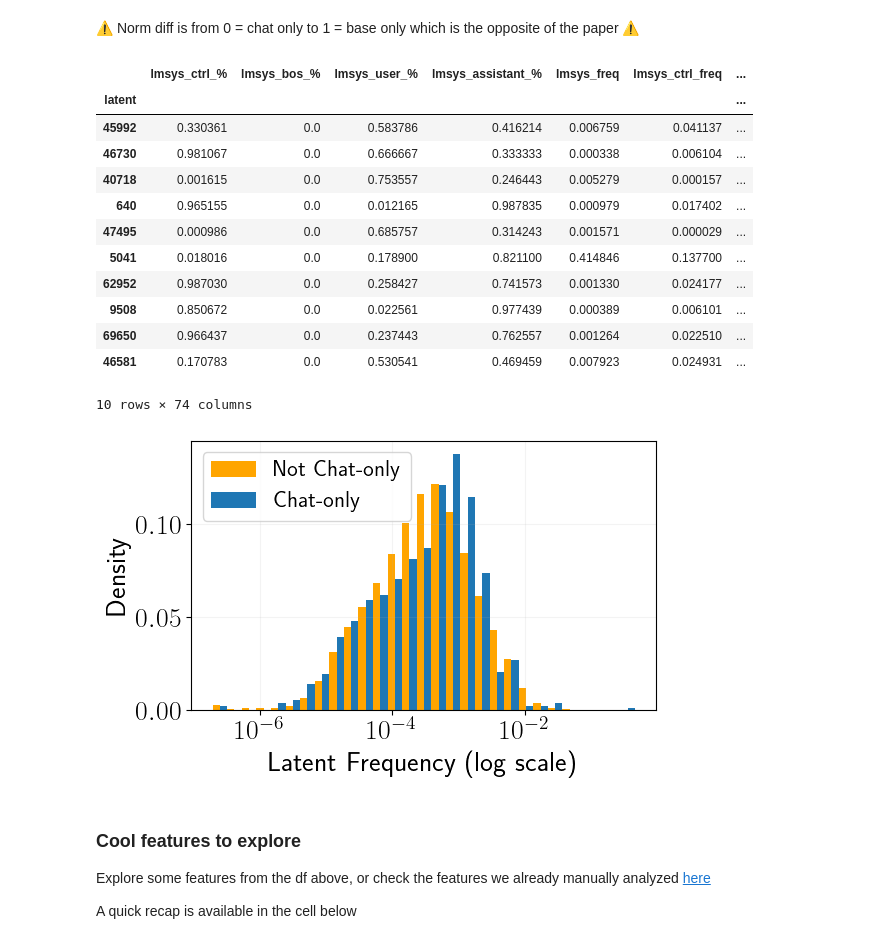
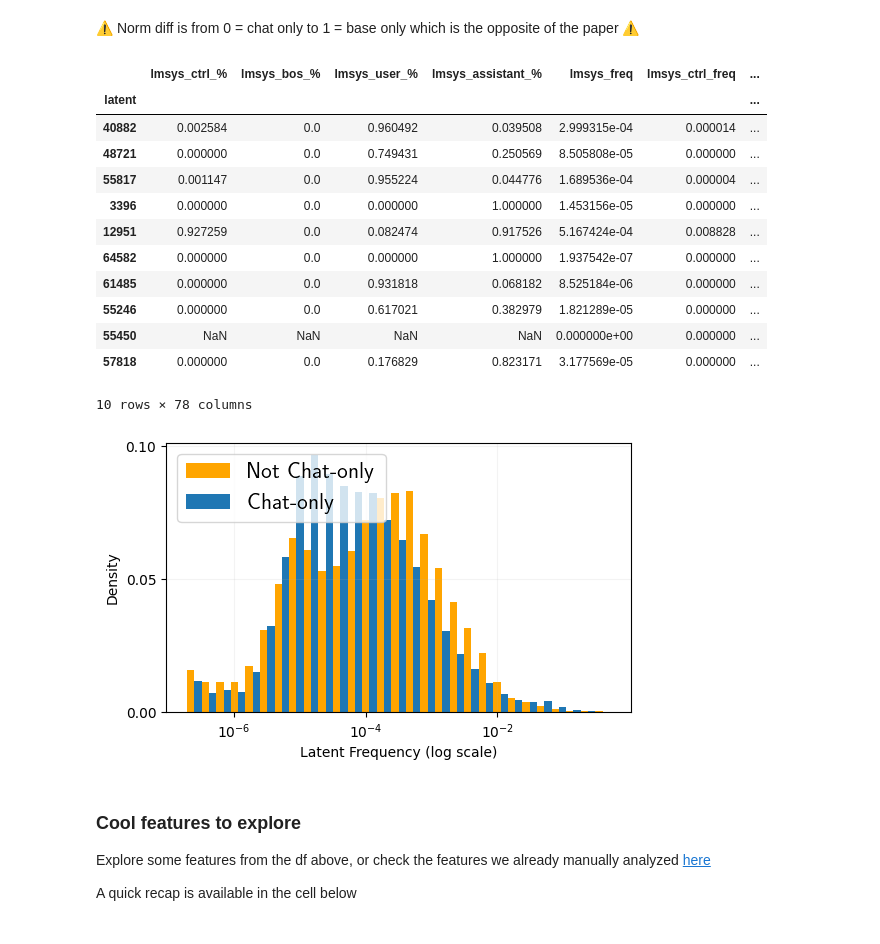
Before and after one commit to science-of-finetuning/sparsity-artifacts-crosscoders, a Jupyter notebook: notebooks/dashboard-and-demo.ipynb, the cells around one changed output. Cells and saved outputs as stored; diff of their text form; code cells hidden in the pictures.

```diff
--- a/notebooks/dashboard-and-demo.ipynb
+++ b/notebooks/dashboard-and-demo.ipynb
@@ -44,8 +55,9 @@ btopk_crosscoder = (
     "gemma-2-2b-L13-k100-lr1e-04-local-shuffling-CCLoss"  # the topk from the paper
 )
 decoupled_btopk_crosscoder = "gemma-2-2b-L13-k100-lr1e-04-local-shuffling-Decoupled"
-sae = "SAE-chat-gemma-2-2b-L13-k100-lr1e-04-local-shuffling"
-crosscoder = sae
+chat_sae = "SAE-chat-gemma-2-2b-L13-k100-lr1e-04-local-shuffling"
+sae_diff = "SAE-difference-gemma-2-2b-L13-k100-lr1e-04-local-shuffling"
+crosscoder = sae_diff
 # %% [markdown]
 ⚠️ Norm diff is from 0 = chat only to 1 = base only which is the opposite of the paper ⚠️
 # %%
@@ -60,24 +72,30 @@ head
 # %% [output]
 |  | lmsys_ctrl_% | lmsys_bos_% | lmsys_user_% | lmsys_assistant_% | lmsys_freq | lmsys_ctrl_freq | ... |
 | latent |  |  |  |  |  |  | ... |
-| 45992 | 0.330361 | 0.0 | 0.583786 | 0.416214 | 0.006759 | 0.041137 | ... |
-| 46730 | 0.981067 | 0.0 | 0.666667 | 0.333333 | 0.000338 | 0.006104 | ... |
-| 40718 | 0.001615 | 0.0 | 0.753557 | 0.246443 | 0.005279 | 0.000157 | ... |
-| 640 | 0.965155 | 0.0 | 0.012165 | 0.987835 | 0.000979 | 0.017402 | ... |
-| 47495 | 0.000986 | 0.0 | 0.685757 | 0.314243 | 0.001571 | 0.000029 | ... |
-| 5041 | 0.018016 | 0.0 | 0.178900 | 0.821100 | 0.414846 | 0.137700 | ... |
-| 62952 | 0.987030 | 0.0 | 0.258427 | 0.741573 | 0.001330 | 0.024177 | ... |
-| 9508 | 0.850672 | 0.0 | 0.022561 | 0.977439 | 0.000389 | 0.006101 | ... |
-| 69650 | 0.966437 | 0.0 | 0.237443 | 0.762557 | 0.001264 | 0.022510 | ... |
-| 46581 | 0.170783 | 0.0 | 0.530541 | 0.469459 | 0.007923 | 0.024931 | ... |
+| 40882 | 0.002584 | 0.0 | 0.960492 | 0.039508 | 2.999315e-04 | 0.000014 | ... |
+| 48721 | 0.000000 | 0.0 | 0.749431 | 0.250569 | 8.505808e-05 | 0.000000 | ... |
+| 55817 | 0.001147 | 0.0 | 0.955224 | 0.044776 | 1.689536e-04 | 0.000004 | ... |
+| 3396 | 0.000000 | 0.0 | 0.000000 | 1.000000 | 1.453156e-05 | 0.000000 | ... |
+| 12951 | 0.927259 | 0.0 | 0.082474 | 0.917526 | 5.167424e-04 | 0.008828 | ... |
+| 64582 | 0.000000 | 0.0 | 0.000000 | 1.000000 | 1.937542e-07 | 0.000000 | ... |
+| 61485 | 0.000000 | 0.0 | 0.931818 | 0.068182 | 8.525184e-06 | 0.000000 | ... |
+| 55246 | 0.000000 | 0.0 | 0.617021 | 0.382979 | 1.821289e-05 | 0.000000 | ... |
+| 55450 | NaN | NaN | NaN | NaN | 0.000000e+00 | 0.000000 | ... |
+| 57818 | 0.000000 | 0.0 | 0.176829 | 0.823171 | 3.177569e-05 | 0.000000 | ... |
-10 rows × 74 columns
+10 rows × 78 columns
 # %%
 import pandas as pd
 import numpy as np
 import matplotlib.pyplot as plt
+
 if crosscoder.startswith("SAE"):
     df["tag"] = "Not Chat only"
-    df["tag"] = df["tag"].mask((df["beta_activation_ratio"] < 0.3) & (df["beta_activation_ratio"] > -0.3), "Chat only")
+    df["tag"] = df["tag"].mask(
+        (df["beta_activation_ratio"] < 0.3) & (df["beta_activation_ratio"] > -0.3),
+        "Chat only",
+    )
+
+
 def frequency_plot(df: pd.DataFrame):
     if "tag" not in df.columns or "lmsys_freq" not in df.columns:
         print("Error: tag or lmsys_freq not found in df")
@@ -148,34 +166,35 @@ def frequency_plot(df: pd.DataFrame):
     plt.rcParams.update({"font.size": 20})
 
     ax.grid(True, alpha=0.15)
 
     # Use more human-readable tick values at nice round numbers
     log_ticks = np.array([-10, -8, -6, -4, -2])  # Powers of 10 for cleaner values
     log_ticks = log_ticks[
         np.logical_and(log_ticks >= min(all_freqs), log_ticks <= max(all_freqs))
     ]
     if len(log_ticks) < 3:  # Ensure we have enough ticks
         log_ticks = np.linspace(min(all_freqs), max(all_freqs), 5)
         log_ticks = np.round(log_ticks)  # Round to integers for cleaner display
 
     ax.set_xticks(log_ticks)
     ax.set_xticklabels(
         [f"$10^{{{int(x)}}}$" for x in log_ticks]
     )  # Use LaTeX for cleaner display
 
     ax.set_xlabel("Latent Frequency (log scale)")
     ax.set_ylabel("Density")
 
     # Move legend below plot
     ax.legend(fontsize=16, loc="upper left")
     plot_path = Path(f"results/{crosscoder}/")
     plot_path.mkdir(parents=True, exist_ok=True)
     plt.savefig(plot_path / "latent_frequency_histogram.pdf", bbox_inches="tight")
     plt.show()
 
+
 frequency_plot(df)
 # %% [output]
-[figure, old version]
+[figure, new version]
 # %% [markdown]
 ### Cool features to explore
 Explore some features from the df above, or check the features we already manually analyzed [here](https://flax-group-6cc.notion.site/Using-CrossCoder-for-model-diffing-e9e3e6d48cc542a8b594ab737936d433?pvs=25#e917941297da40278d8c38d99fca9325)
```
Also changed, not shown: parts of 8 cells of this notebook, 20 other files.
